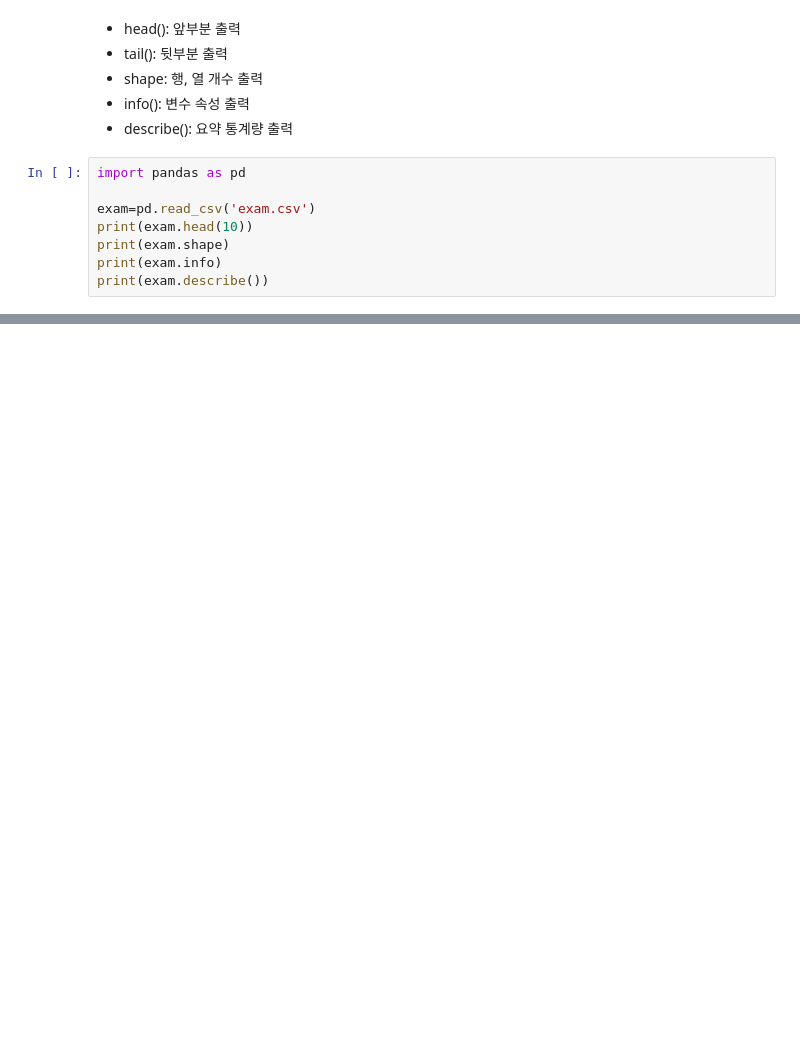
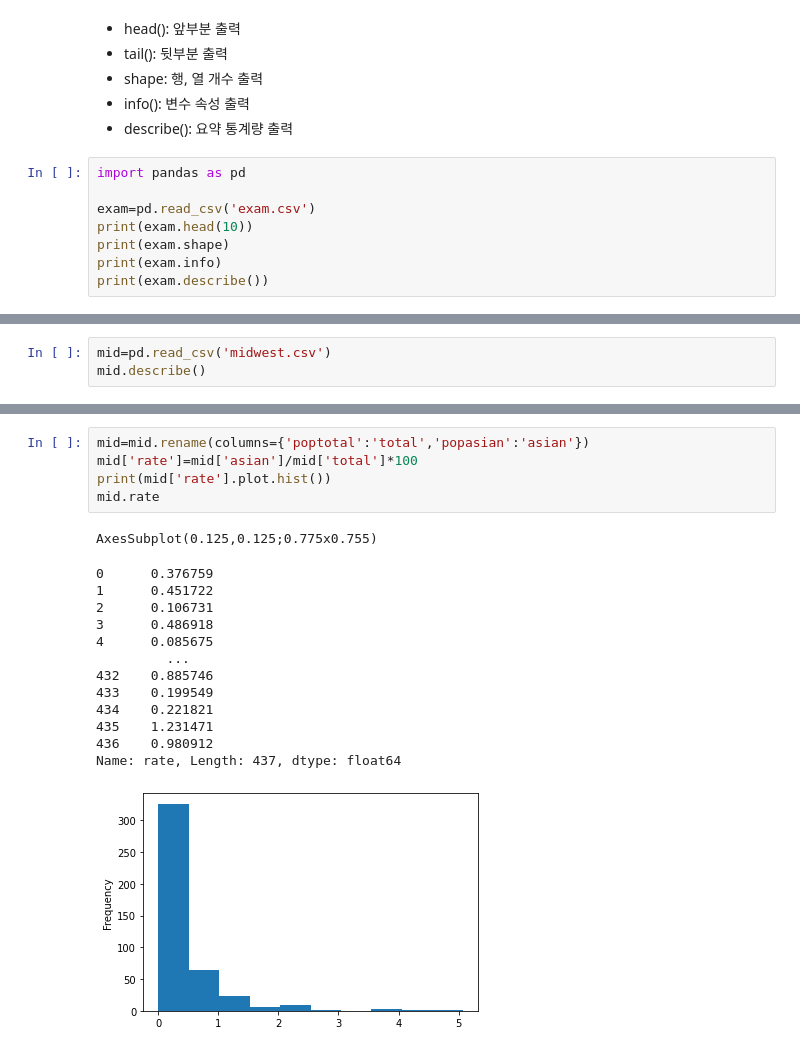
Before and after one commit to seon0415/weit, a Jupyter notebook: 위아이티.ipynb, the cells around one changed output, grey strips where cells are left out. Drawn from its saved outputs; the diff is of its cells as text; blank space fills up the shorter version.

```diff
--- a/위아이티.ipynb
+++ b/위아이티.ipynb
@@ -164,0 +361,3 @@ print(exam.describe())
+# %%
+mid=pd.read_csv('midwest.csv')
+mid.describe()
@@ -164,0 +375,20 @@ print(exam.describe())
+# %%
+mid=mid.rename(columns={'poptotal':'total','popasian':'asian'})
+mid['rate']=mid['asian']/mid['total']*100
+print(mid['rate'].plot.hist())
+mid.rate
+# %% [output]
+AxesSubplot(0.125,0.125;0.775x0.755)
+0      0.376759
+1      0.451722
+2      0.106731
+3      0.486918
+4      0.085675
+         ...
+432    0.885746
+433    0.199549
+434    0.221821
+435    1.231471
+436    0.980912
+Name: rate, Length: 437, dtype: float64
+[figure, added]
```
Also changed, not shown: parts of 44 cells of this notebook.
